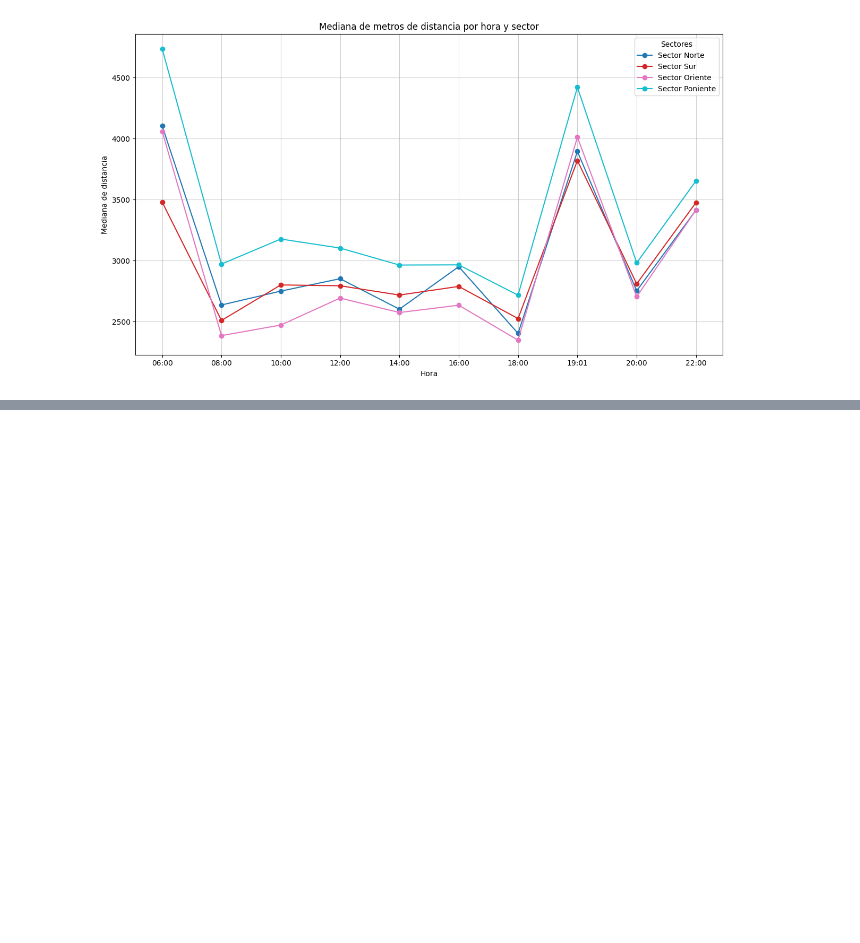
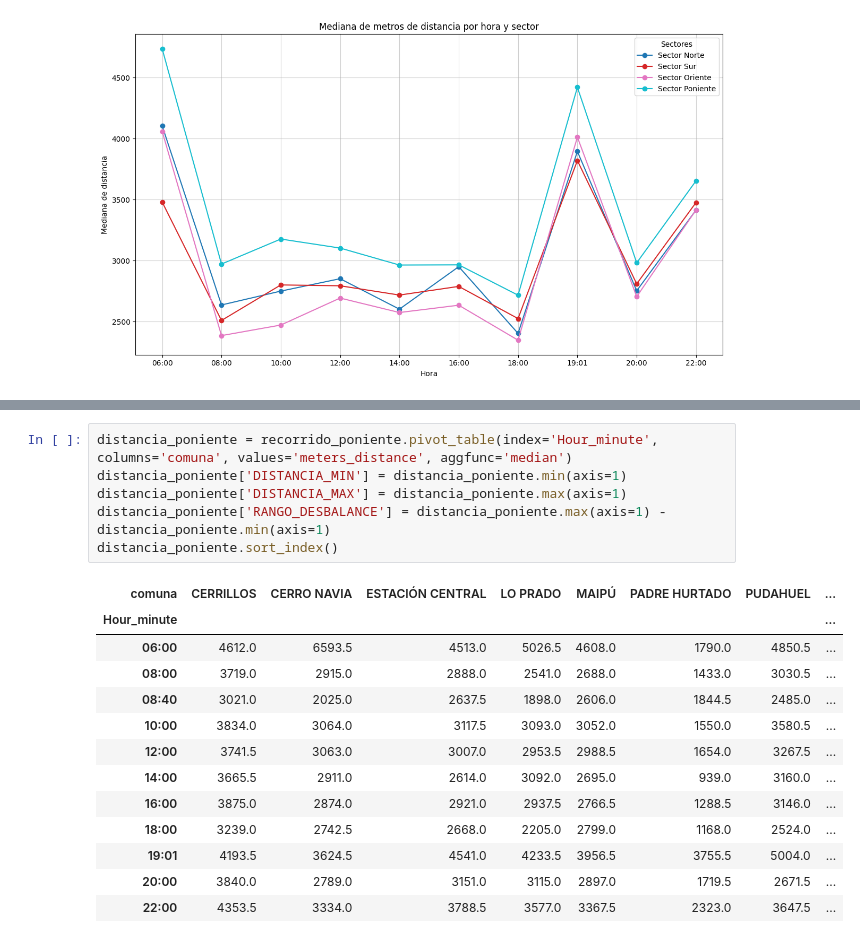
Before and after one commit to vpardoss/squadecaedro, a Jupyter notebook: analisis_data.ipynb, the cells around one changed output, grey strips where cells are left out. Drawn from its saved outputs; the diff is of its cells as text; blank space fills up the shorter version.

```diff
--- a/analisis_data.ipynb
+++ b/analisis_data.ipynb
@@ -194,0 +255,20 @@ plt.show()
+# %%
+distancia_poniente = recorrido_poniente.pivot_table(index='Hour_minute', columns='comuna', values='meters_distance', aggfunc='median')
+distancia_poniente['DISTANCIA_MIN'] = distancia_poniente.min(axis=1)
+distancia_poniente['DISTANCIA_MAX'] = distancia_poniente.max(axis=1)
+distancia_poniente['RANGO_DESBALANCE'] = distancia_poniente.max(axis=1) - distancia_poniente.min(axis=1)
+distancia_poniente.sort_index()
+# %% [output]
+| comuna | CERRILLOS | CERRO NAVIA | ESTACIÓN CENTRAL | LO PRADO | MAIPÚ | PADRE HURTADO | PUDAHUEL | ... |
+| Hour_minute |  |  |  |  |  |  |  | ... |
+| 06:00 | 4612.0 | 6593.5 | 4513.0 | 5026.5 | 4608.0 | 1790.0 | 4850.5 | ... |
+| 08:00 | 3719.0 | 2915.0 | 2888.0 | 2541.0 | 2688.0 | 1433.0 | 3030.5 | ... |
+| 08:40 | 3021.0 | 2025.0 | 2637.5 | 1898.0 | 2606.0 | 1844.5 | 2485.0 | ... |
+| 10:00 | 3834.0 | 3064.0 | 3117.5 | 3093.0 | 3052.0 | 1550.0 | 3580.5 | ... |
+| 12:00 | 3741.5 | 3063.0 | 3007.0 | 2953.5 | 2988.5 | 1654.0 | 3267.5 | ... |
+| 14:00 | 3665.5 | 2911.0 | 2614.0 | 3092.0 | 2695.0 | 939.0 | 3160.0 | ... |
+| 16:00 | 3875.0 | 2874.0 | 2921.0 | 2937.5 | 2766.5 | 1288.5 | 3146.0 | ... |
+| 18:00 | 3239.0 | 2742.5 | 2668.0 | 2205.0 | 2799.0 | 1168.0 | 2524.0 | ... |
+| 19:01 | 4193.5 | 3624.5 | 4541.0 | 4233.5 | 3956.5 | 3755.5 | 5004.0 | ... |
+| 20:00 | 3840.0 | 2789.0 | 3151.0 | 3115.0 | 2897.0 | 1719.5 | 2671.5 | ... |
+| 22:00 | 4353.5 | 3334.0 | 3788.5 | 3577.0 | 3367.5 | 2323.0 | 3647.5 | ... |
```
Also changed, not shown: parts of 3 cells of this notebook.
